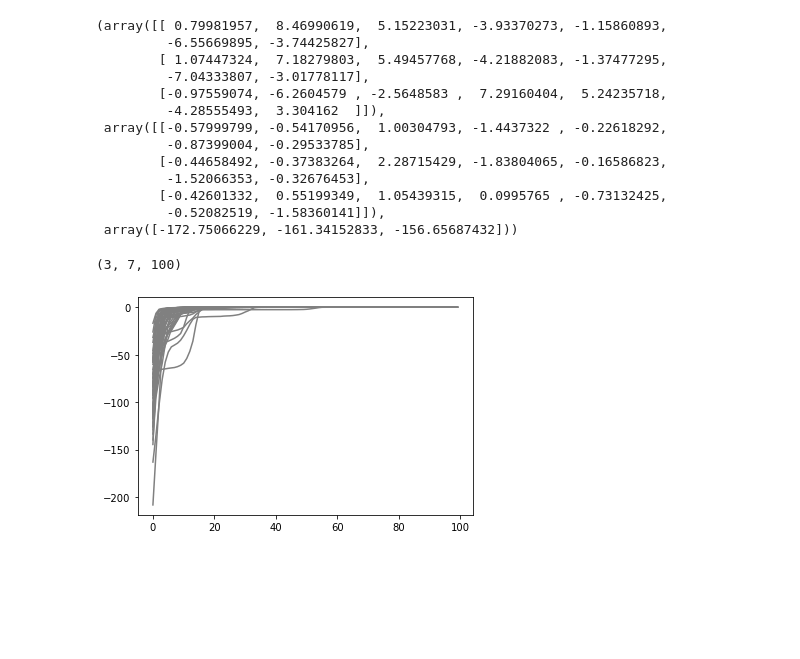
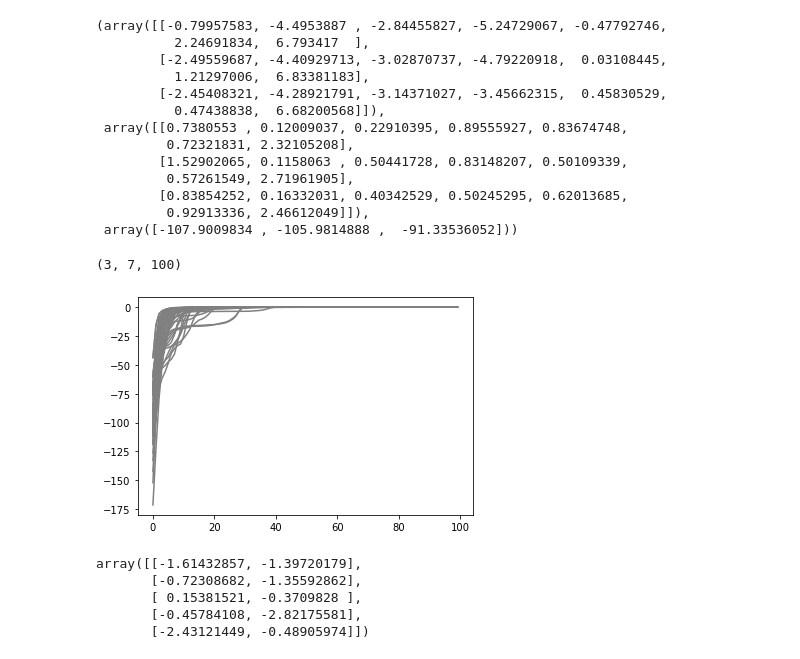
Before and after one commit to jvkersch/notebooks, a Jupyter notebook: EvolutionaryStrategy2.ipynb, the cells around one changed output. Drawn from its saved outputs; the diff is of its cells as text; code cells hidden in the pictures; blank space fills up the shorter version.

Commit message:
Finish ES visualization

```diff
--- a/EvolutionaryStrategy2.ipynb
+++ b/EvolutionaryStrategy2.ipynb
@@ -9,9 +9,14 @@ def take_best_n(items, n):
 # %%
 class EvolutionaryStrategy:
 
-    def __init__(self, n, m, d):
-        self._x = np.random.uniform(-10, 10, size=(n, d))
-        self._v = np.random.normal(size=(n, d))
+    def __init__(self, n, m, d, x0=None, v0=None):
+        if x0 is None:
+            x0 = np.random.uniform(-10, 10, size=(n, d))
+        if v0 is None:
+            v0 = np.abs(np.random.normal(size=(n, d)))
+
+        self._x = x0
+        self._v = v0
 
         self._m = m
         self._n = n
@@ -41,35 +46,38 @@ class EvolutionaryStrategy:
         return self._x, self._v, self._f
 # %%
 def radial_fitness(x):
-    return -np.sum(x**2, axis=1)
+    return -np.sum(x**2, axis=-1)
 
 opt = EvolutionaryStrategy(3, 5, 7)
 x, v = opt.ask()
 opt.tell(radial_fitness(x))
 opt.result()
 # %% [output]
-(array([[ 0.79981957,  8.46990619,  5.15223031, -3.93370273, -1.15860893,
-         -6.55669895, -3.74425827],
-        [ 1.07447324,  7.18279803,  5.49457768, -4.21882083, -1.37477295,
-         -7.04333807, -3.01778117],
-        [-0.97559074, -6.2604579 , -2.5648583 ,  7.29160404,  5.24235718,
-         -4.28555493,  3.304162  ]]),
- array([[-0.57999799, -0.54170956,  1.00304793, -1.4437322 , -0.22618292,
-         -0.87399004, -0.29533785],
-        [-0.44658492, -0.37383264,  2.28715429, -1.83804065, -0.16586823,
-         -1.52066353, -0.32676453],
-        [-0.42601332,  0.55199349,  1.05439315,  0.0995765 , -0.73132425,
-         -0.52082519, -1.58360141]]),
- array([-172.75066229, -161.34152833, -156.65687432]))
+(array([[-0.79957583, -4.4953887 , -2.84455827, -5.24729067, -0.47792746,
+          2.24691834,  6.793417  ],
+        [-2.49559687, -4.40929713, -3.02870737, -4.79220918,  0.03108445,
+          1.21297006,  6.83381183],
+        [-2.45408321, -4.28921791, -3.14371027, -3.45662315,  0.45830529,
+          0.47438838,  6.68200568]]),
+ array([[0.7380553 , 0.12009037, 0.22910395, 0.89555927, 0.83674748,
+         0.72321831, 2.32105208],
+        [1.52902065, 0.1158063 , 0.50441728, 0.83148207, 0.50109339,
+         0.57261549, 2.71961905],
+        [0.83854252, 0.16332031, 0.40342529, 0.50245295, 0.62013685,
+         0.92913336, 2.46612049]]),
+ array([-107.9009834 , -105.9814888 ,  -91.33536052]))
 # %%
-def computational_experiment(n, m, n_iter=100, d=7):
+def computational_experiment(fitness, n, m, n_iter=100, d=7, x0=None, v0=None):
 
-    optimizer = EvolutionaryStrategy(n, m, d)
+    optimizer = EvolutionaryStrategy(n, m, d, x0=x0, v0=v0)
 
     history = []
+    if x0 is not None and v0 is not None:
+        history.append((x0, v0, fitness(x0)))
+
     for _ in range(n_iter):
         x, v = optimizer.ask()
-        optimizer.tell(radial_fitness(x))
+        optimizer.tell(fitness(x))
         x, v, f = optimizer.result()
         history.append((x, v, f))
 
@@ -84,8 +92,8 @@ computational_experiment(3, 5)[0].shape
 (3, 7, 100)
 # %%
 for _ in range(50):
-    xs, vs, fs = computational_experiment(10, 100)
+    xs, vs, fs = computational_experiment(radial_fitness, 10, 100)
     plt.plot(fs.mean(axis=0), color="gray")
 # %% [output]
-[figure, old version]
+[figure, new version]
 # %%
@@ -93,3 +104,11 @@ xs, vs, fs = computational_experiment(2, 10, d=2)
+# %%
+x0
+# %% [output]
+array([[-1.61432857, -1.39720179],
+       [-0.72308682, -1.35592862],
+       [ 0.15381521, -0.3709828 ],
+       [-0.45784108, -2.82175581],
+       [-2.43121449, -0.48905974]])
 # %%
 xs.shape
 # %% [output]
```
Also changed, not shown: parts of 19 cells of this notebook.
